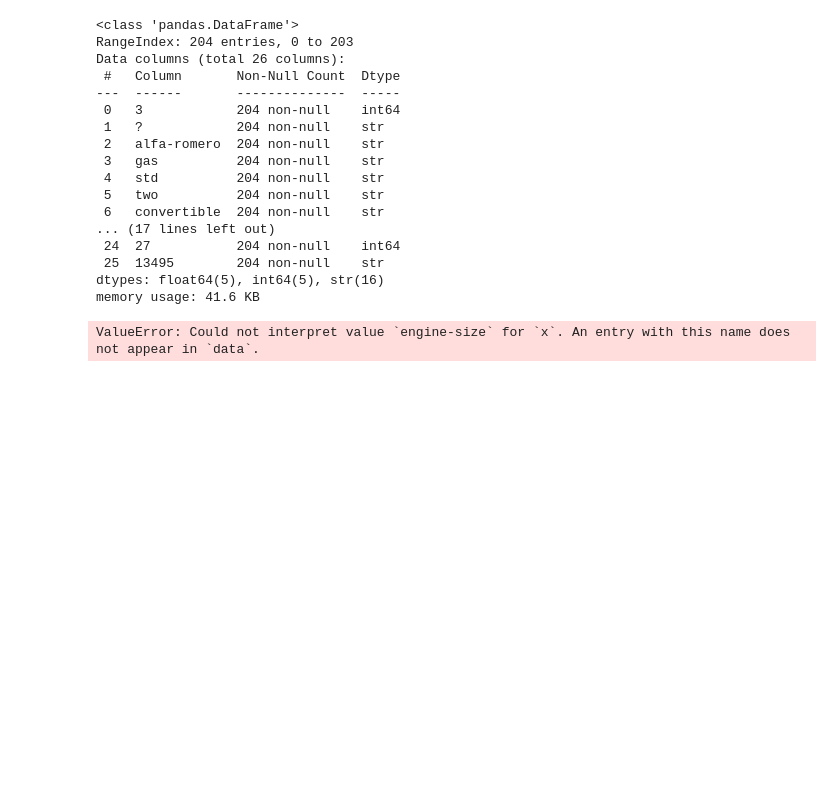
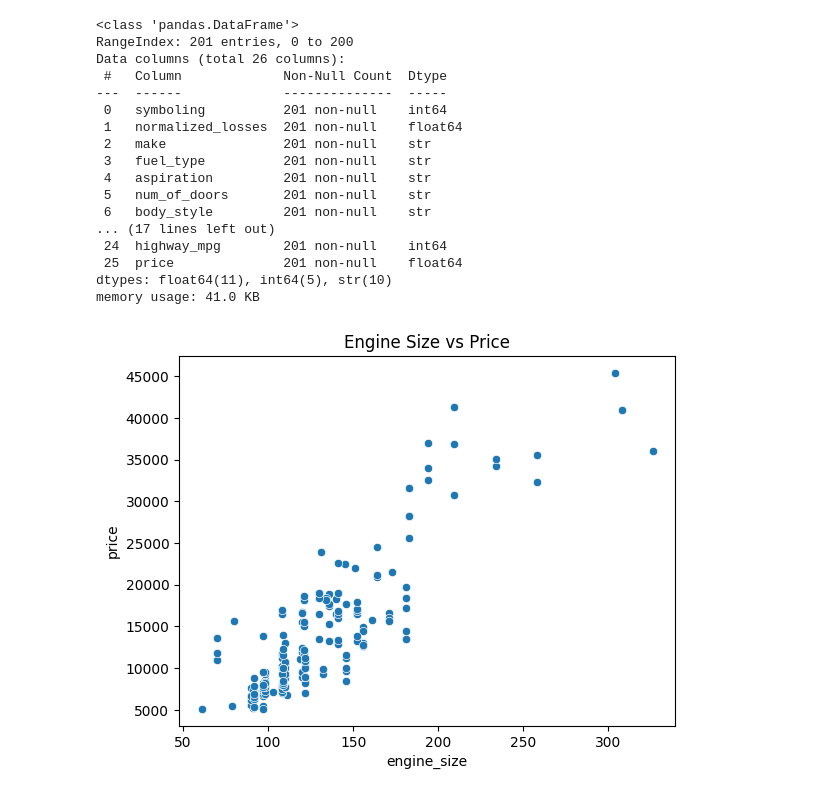
Before and after one commit to vmartinez4169-pixel/automobile-price-analysis, a Jupyter notebook: notebooks/Josie_eda.ipynb, the cells around one changed output. Saved outputs shown, nothing was run; the diff lists cells and outputs as text; code cells hidden in the pictures; blank space fills up the shorter version.

Commit message:
Fix Josie EDA dataset and visualizations

```diff
--- a/notebooks/Josie_eda.ipynb
+++ b/notebooks/Josie_eda.ipynb
@@ -1,27 +1,27 @@
 # %%
 # Loading the raw dataset
-df = pd.read_csv("../data/raw/imports-85.data")
+df = pd.read_csv("../data/processed/automobile_cleaned.csv")
 
 #Printing out the columns, count of the non-null values, and the data type
 df.info()
 # %% [output]
 <class 'pandas.DataFrame'>
-RangeIndex: 204 entries, 0 to 203
+RangeIndex: 201 entries, 0 to 200
 Data columns (total 26 columns):
- #   Column       Non-Null Count  Dtype
----  ------       --------------  -----
- 0   3            204 non-null    int64
- 1   ?            204 non-null    str
- 2   alfa-romero  204 non-null    str
- 3   gas          204 non-null    str
- 4   std          204 non-null    str
- 5   two          204 non-null    str
- 6   convertible  204 non-null    str
+ #   Column             Non-Null Count  Dtype
+---  ------             --------------  -----
+ 0   symboling          201 non-null    int64
+ 1   normalized_losses  201 non-null    float64
+ 2   make               201 non-null    str
+ 3   fuel_type          201 non-null    str
+ 4   aspiration         201 non-null    str
+ 5   num_of_doors       201 non-null    str
+ 6   body_style         201 non-null    str
 ... (17 lines left out)
- 24  27           204 non-null    int64
- 25  13495        204 non-null    str
-dtypes: float64(5), int64(5), str(16)
-memory usage: 41.6 KB
+ 24  highway_mpg        201 non-null    int64
+ 25  price              201 non-null    float64
+dtypes: float64(11), int64(5), str(10)
+memory usage: 41.0 KB
 # %%
 import pandas as pd
 import seaborn as sns
@@ -29,10 +29,10 @@ import matplotlib as plt
 # %%
 # Engine size vs. price
-sns.scatterplot(data=df, x='engine-size', y='price')
+sns.scatterplot(data=df, x='engine_size', y='price')
 plt.title('Engine Size vs Price')
 plt.show()
 # %% [output]
-ValueError: Could not interpret value `engine-size` for `x`. An entry with this name does not appear in `data`.
+[figure, added]
 # %%
 # Horsepower vs. Price
 sns.scatterplot(data=df, x='horsepower', y='price')
```
Also changed, not shown: parts of 5 cells of this notebook.
